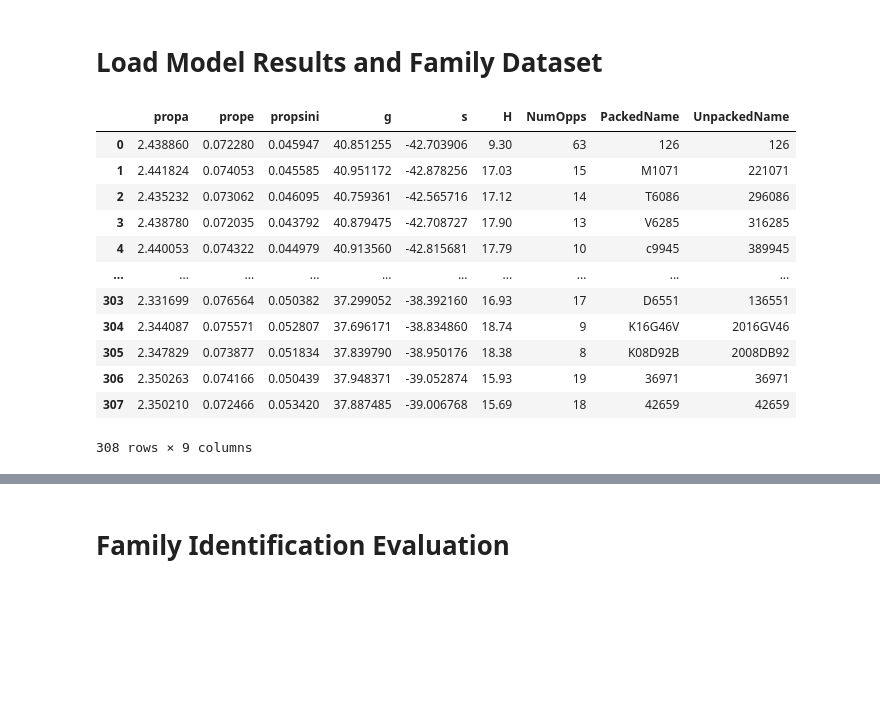
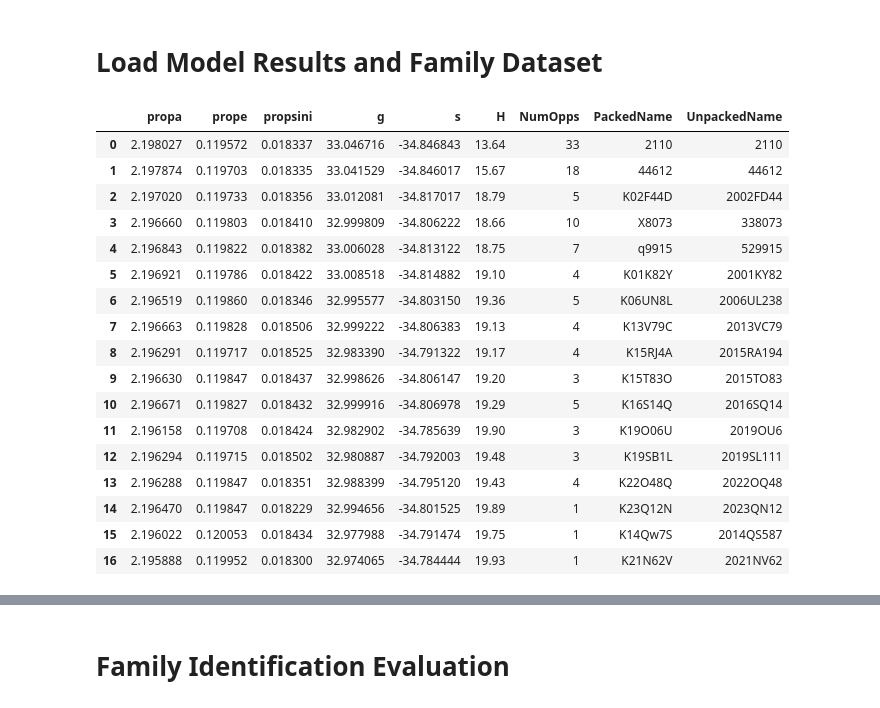
Before and after one commit to YangShen31/proper_elements_prediction, a Jupyter notebook: 4_family_identification/4.1_family_identification.ipynb, the cells around one changed output, grey strips where cells are left out. Cells and saved outputs as stored; diff of their text form; code cells hidden in the pictures; blank space fills up the shorter version.

```diff
--- a/4_family_identification/4.1_family_identification.ipynb
+++ b/4_family_identification/4.1_family_identification.ipynb
@@ -26,29 +26,35 @@ propsini = df_xgb["propsini"]
 test_name_list = df_xgb['Des\'n']
 # %%
 column_names = ['propa', 'prope', 'propsini', 'g', 's', 'H', 'NumOpps', 'PackedName', 'UnpackedName']
-df_Velleda = pd.read_csv("../data/family_tables/inner_126_velleda_fam3.csv", header=None, names=column_names)
+# df_Velleda = pd.read_csv("../data/family_tables/inner_126_velleda_fam3.csv", header=None, names=column_names)
+df_Velleda = pd.read_csv("../data/family_tables/inner_2110_moore_sitterly_fam3.csv", header=None, names=column_names)
 def convert_id(val):
 	val_str = str(val)
 	if val_str.isdigit():
 		return int(val_str)
 	return val_str
 
 df_Velleda["PackedName"] = df_Velleda["PackedName"].apply(convert_id)
 df_Velleda
 # %% [output]
 |  | propa | prope | propsini | g | s | H | NumOpps | PackedName | UnpackedName |
-| 0 | 2.438860 | 0.072280 | 0.045947 | 40.851255 | -42.703906 | 9.30 | 63 | 126 | 126 |
-| 1 | 2.441824 | 0.074053 | 0.045585 | 40.951172 | -42.878256 | 17.03 | 15 | M1071 | 221071 |
-| 2 | 2.435232 | 0.073062 | 0.046095 | 40.759361 | -42.565716 | 17.12 | 14 | T6086 | 296086 |
-| 3 | 2.438780 | 0.072035 | 0.043792 | 40.879475 | -42.708727 | 17.90 | 13 | V6285 | 316285 |
-| 4 | 2.440053 | 0.074322 | 0.044979 | 40.913560 | -42.815681 | 17.79 | 10 | c9945 | 389945 |
-| ... | ... | ... | ... | ... | ... | ... | ... | ... | ... |
-| 303 | 2.331699 | 0.076564 | 0.050382 | 37.299052 | -38.392160 | 16.93 | 17 | D6551 | 136551 |
-| 304 | 2.344087 | 0.075571 | 0.052807 | 37.696171 | -38.834860 | 18.74 | 9 | K16G46V | 2016GV46 |
-| 305 | 2.347829 | 0.073877 | 0.051834 | 37.839790 | -38.950176 | 18.38 | 8 | K08D92B | 2008DB92 |
-| 306 | 2.350263 | 0.074166 | 0.050439 | 37.948371 | -39.052874 | 15.93 | 19 | 36971 | 36971 |
-| 307 | 2.350210 | 0.072466 | 0.053420 | 37.887485 | -39.006768 | 15.69 | 18 | 42659 | 42659 |
+| 0 | 2.198027 | 0.119572 | 0.018337 | 33.046716 | -34.846843 | 13.64 | 33 | 2110 | 2110 |
+| 1 | 2.197874 | 0.119703 | 0.018335 | 33.041529 | -34.846017 | 15.67 | 18 | 44612 | 44612 |
+| 2 | 2.197020 | 0.119733 | 0.018356 | 33.012081 | -34.817017 | 18.79 | 5 | K02F44D | 2002FD44 |
+| 3 | 2.196660 | 0.119803 | 0.018410 | 32.999809 | -34.806222 | 18.66 | 10 | X8073 | 338073 |
+| 4 | 2.196843 | 0.119822 | 0.018382 | 33.006028 | -34.813122 | 18.75 | 7 | q9915 | 529915 |
+| 5 | 2.196921 | 0.119786 | 0.018422 | 33.008518 | -34.814882 | 19.10 | 4 | K01K82Y | 2001KY82 |
+| 6 | 2.196519 | 0.119860 | 0.018346 | 32.995577 | -34.803150 | 19.36 | 5 | K06UN8L | 2006UL238 |
+| 7 | 2.196663 | 0.119828 | 0.018506 | 32.999222 | -34.806383 | 19.13 | 4 | K13V79C | 2013VC79 |
+| 8 | 2.196291 | 0.119717 | 0.018525 | 32.983390 | -34.791322 | 19.17 | 4 | K15RJ4A | 2015RA194 |
+| 9 | 2.196630 | 0.119847 | 0.018437 | 32.998626 | -34.806147 | 19.20 | 3 | K15T83O | 2015TO83 |
+| 10 | 2.196671 | 0.119827 | 0.018432 | 32.999916 | -34.806978 | 19.29 | 5 | K16S14Q | 2016SQ14 |
+| 11 | 2.196158 | 0.119708 | 0.018424 | 32.982902 | -34.785639 | 19.90 | 3 | K19O06U | 2019OU6 |
+| 12 | 2.196294 | 0.119715 | 0.018502 | 32.980887 | -34.792003 | 19.48 | 3 | K19SB1L | 2019SL111 |
+| 13 | 2.196288 | 0.119847 | 0.018351 | 32.988399 | -34.795120 | 19.43 | 4 | K22O48Q | 2022OQ48 |
+| 14 | 2.196470 | 0.119847 | 0.018229 | 32.994656 | -34.801525 | 19.89 | 1 | K23Q12N | 2023QN12 |
+| 15 | 2.196022 | 0.120053 | 0.018434 | 32.977988 | -34.791474 | 19.75 | 1 | K14Qw7S | 2014QS587 |
+| 16 | 2.195888 | 0.119952 | 0.018300 | 32.974065 | -34.784444 | 19.93 | 1 | K21N62V | 2021NV62 |
-308 rows × 9 columns
 # %%
 name_list = df_Velleda["PackedName"]
 family_df = nesvorny_elements[nesvorny_elements["Des'n"].isin(name_list)]
```
Also changed, not shown: parts of 9 cells of this notebook, 1 other file.
